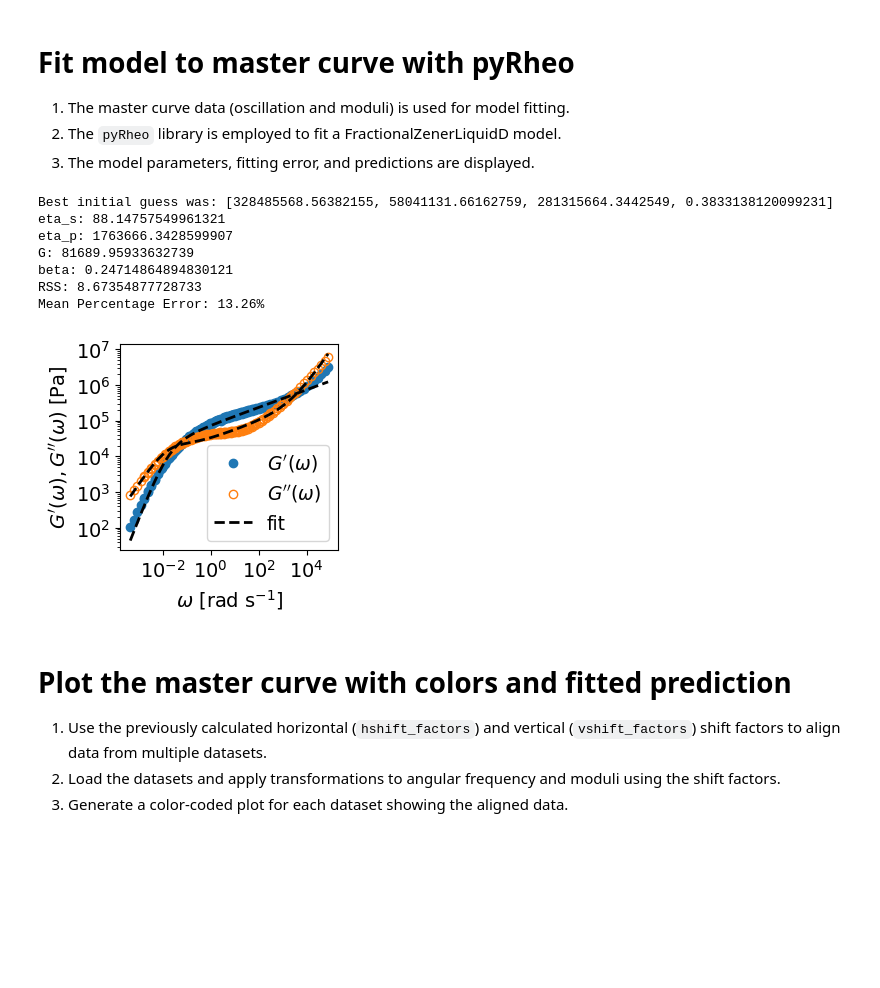
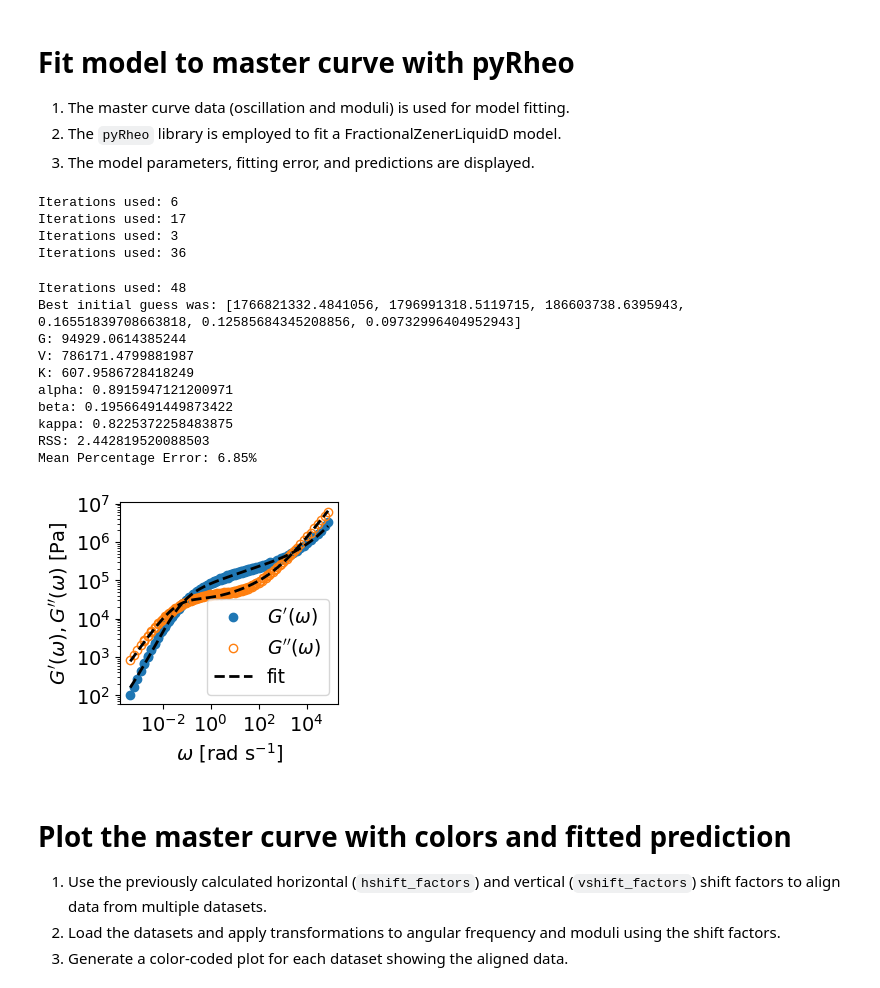
Before and after one commit to comphy-lab/pyRheo, a Jupyter notebook: demos/demo_oscillation_polystyrene_mastercurve.ipynb, the cells around one changed output. Drawn from its saved outputs; the diff is of its cells as text; code cells hidden in the pictures; blank space fills up the shorter version.

```diff
--- a/demos/demo_oscillation_polystyrene_mastercurve.ipynb
+++ b/demos/demo_oscillation_polystyrene_mastercurve.ipynb
@@ -214,26 +214,47 @@ plt.show()
 # %%
 # Load master curve data
 omega_mc = df_sorted['Angular Frequency'].values
 G_prime_mc = df_sorted['Storage Modulus'].values
 G_double_prime_mc = df_sorted['Loss Modulus'].values
 
+# Create a DataFrame
+df_mc = pd.DataFrame({'Angular Frequency': omega_mc, 'Storage Modulus': G_prime_mc, 'Loss Modulus': G_double_prime_mc})
+
+# Save as CSV
+df_mc.to_csv('master_curve_ps_oscillation_data.csv', index=False)
+
+manual_bounds = [
+    (1e0, 1e11),       # Example bounds for G
+    (1e0, 1e11),       # Example bounds for V
+    (1e0, 1e11),       # Example bounds for K
+    (0.5, 1.0),        # Example bounds for alpha
+    (0.0, 0.5),        # Example bounds for beta
+    (0.0, 1.0)        # Example bounds for kappa
+]
 
 # Model fitting
-model = OscillationModel(model="FractionalZenerLiquidD", initial_guesses="random", num_initial_guesses=64, minimization_algorithm="Powell")
+model = OscillationModel(model="FractionalZener", initial_guesses="random", num_initial_guesses=64, minimization_algorithm="Powell", bounds=manual_bounds)
 model.fit(omega_mc, G_prime_mc, G_double_prime_mc)
 
 model.print_parameters()
 model.print_error()
 model.plot(omega_mc, G_prime_mc, G_double_prime_mc, savefig=False)
 # %% [output]
-Best initial guess was: [328485568.56382155, 58041131.66162759, 281315664.3442549, 0.3833138120099231]
-eta_s: 88.14757549961321
-eta_p: 1763666.3428599907
-G: 81689.95933632739
-beta: 0.24714864894830121
-RSS: 8.67354877728733
-Mean Percentage Error: 13.26%
+Iterations used: 6
+Iterations used: 17
+Iterations used: 3
+Iterations used: 36
+Iterations used: 48
+Best initial guess was: [1766821332.4841056, 1796991318.5119715, 186603738.6395943, 0.16551839708663818, 0.12585684345208856, 0.09732996404952943]
+G: 94929.0614385244
+V: 786171.4799881987
+K: 607.9586728418249
+alpha: 0.8915947121200971
+beta: 0.19566491449873422
+kappa: 0.8225372258483875
+RSS: 2.442819520088503
+Mean Percentage Error: 6.85%
-[figure, old version]
+[figure, new version]
 # %% [markdown]
 # Plot the master curve with colors and fitted prediction
 1. Use the previously calculated horizontal (`hshift_factors`) and vertical (`vshift_factors`) shift factors to align data from multiple datasets.
```
Also changed, not shown: parts of 2 cells of this notebook, 4 other files.
